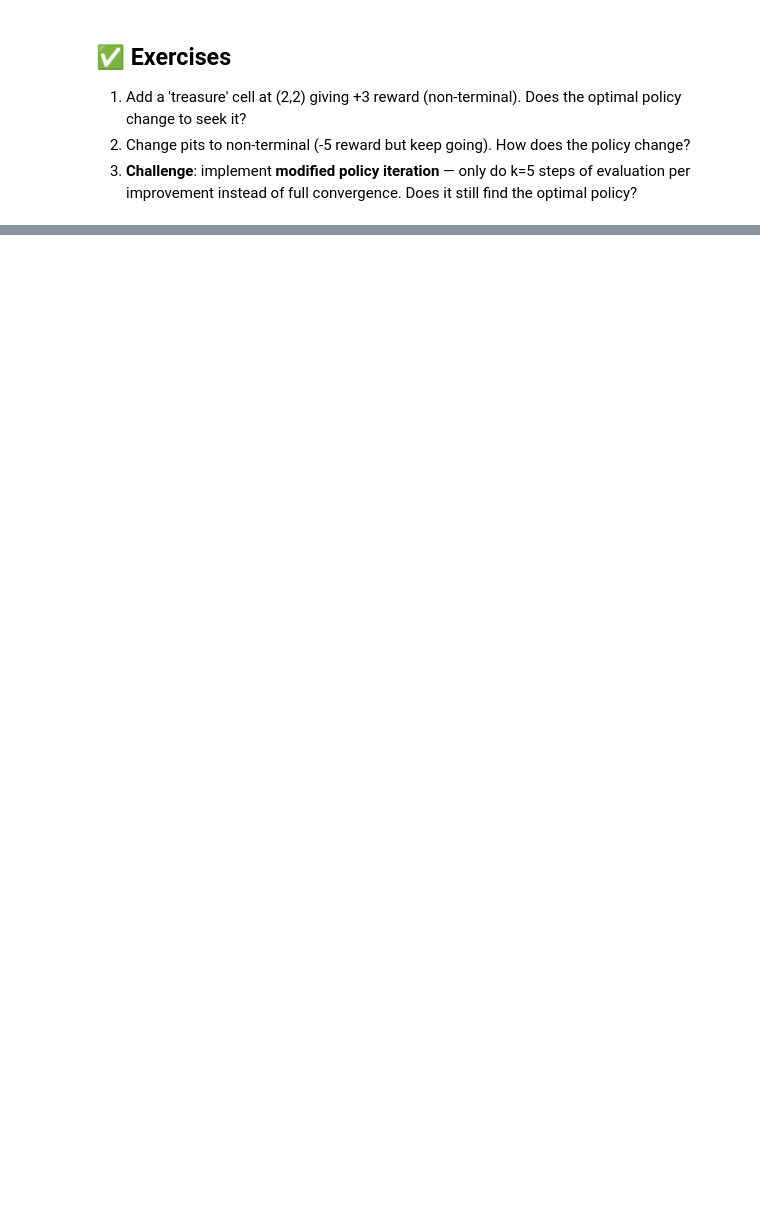
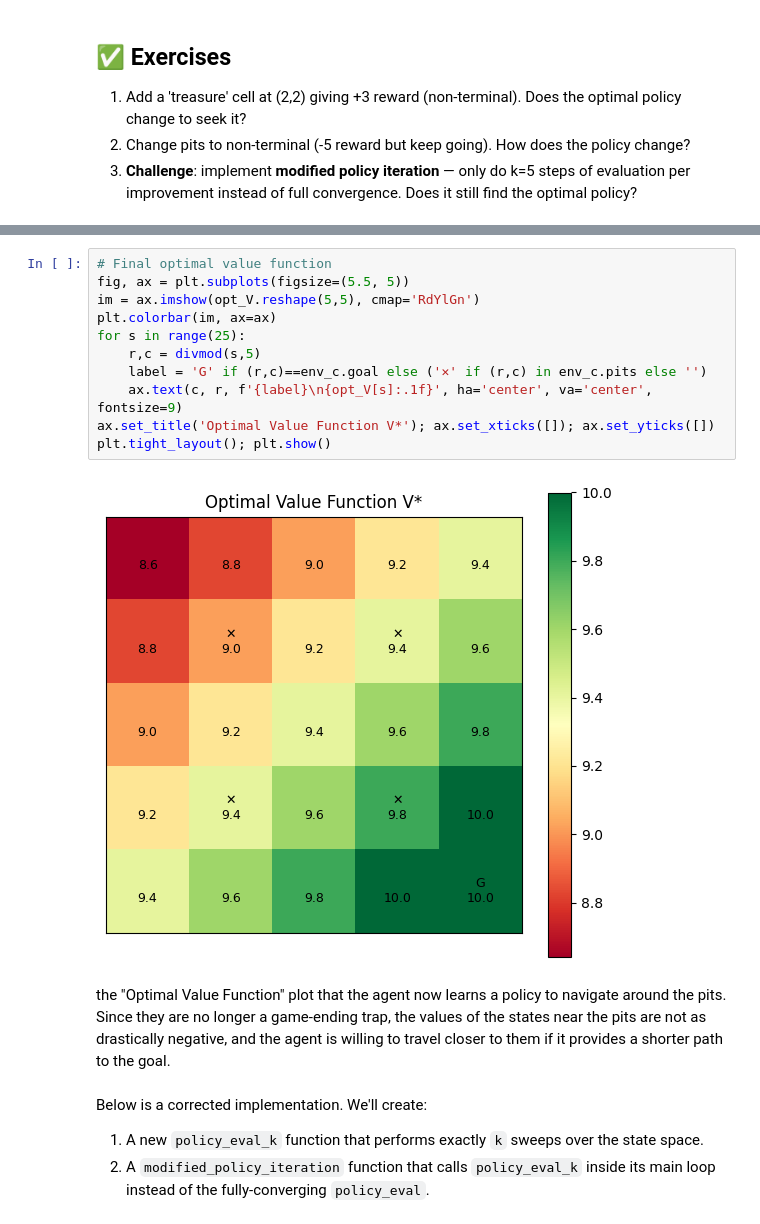
Before and after one commit to J-K-O-Dev/SoC-RL, a Jupyter notebook: Week 4/02_policy_iteration.ipynb, the cells around one changed output, grey strips where cells are left out. Drawn from its saved outputs; the diff is of its cells as text; blank space fills up the shorter version.

```diff
--- a/Week 4/02_policy_iteration.ipynb
+++ b/Week 4/02_policy_iteration.ipynb
@@ -107,0 +206,19 @@ plt.tight_layout(); plt.show()
+# %%
+# Final optimal value function
+fig, ax = plt.subplots(figsize=(5.5, 5))
+im = ax.imshow(opt_V.reshape(5,5), cmap='RdYlGn')
+plt.colorbar(im, ax=ax)
+for s in range(25):
+    r,c = divmod(s,5)
+    label = 'G' if (r,c)==env_c.goal else ('✕' if (r,c) in env_c.pits else '')
+    ax.text(c, r, f'{label}\n{opt_V[s]:.1f}', ha='center', va='center', fontsize=9)
+ax.set_title('Optimal Value Function V*'); ax.set_xticks([]); ax.set_yticks([])
+plt.tight_layout(); plt.show()
+# %% [output]
+[figure, added]
+# %% [markdown]
+the "Optimal Value Function" plot that the agent now learns a policy to navigate around the pits. Since they are no longer a game-ending trap, the values of the states near the pits are not as drastically negative, and the agent is willing to travel closer to them if it provides a shorter path to the goal.
+# %% [markdown]
+Below is a corrected implementation. We'll create:
+1. A new `policy_eval_k` function that performs exactly `k` sweeps over the state space.
+2. A `modified_policy_iteration` function that calls `policy_eval_k` inside its main loop instead of the fully-converging `policy_eval`.
```
Also changed, not shown: parts of 15 cells of this notebook, 6 other files.
